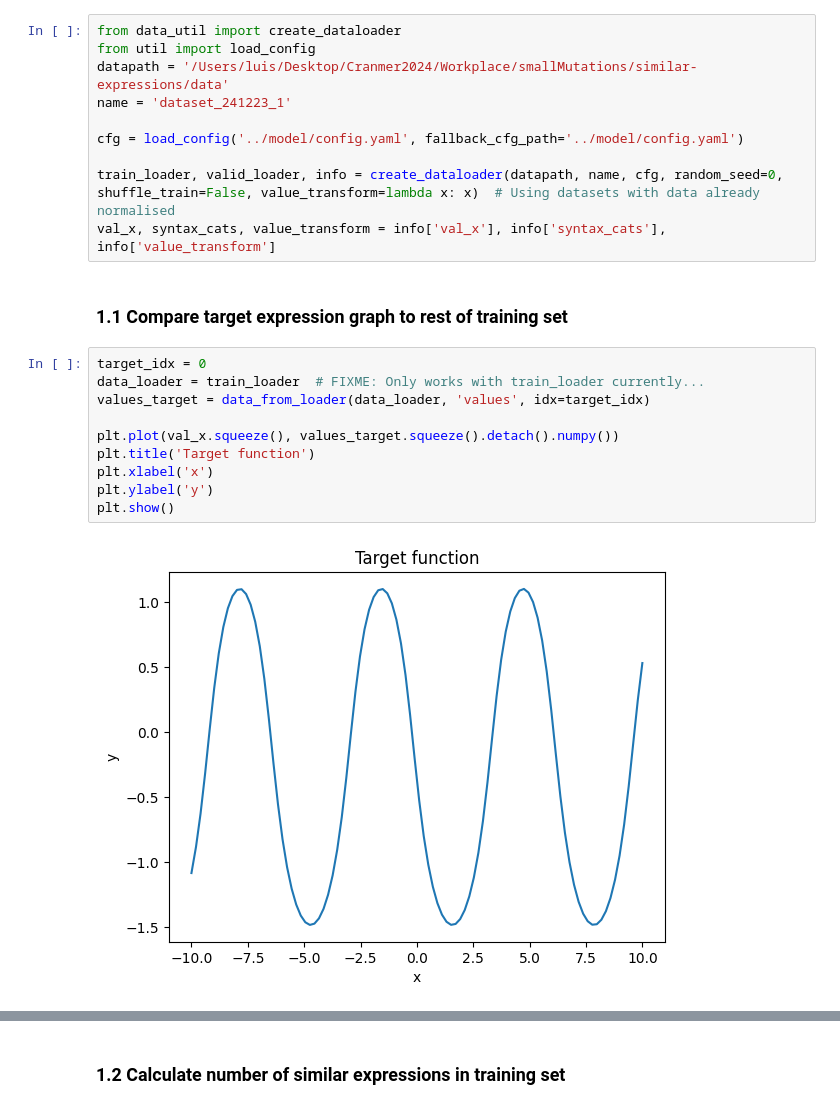
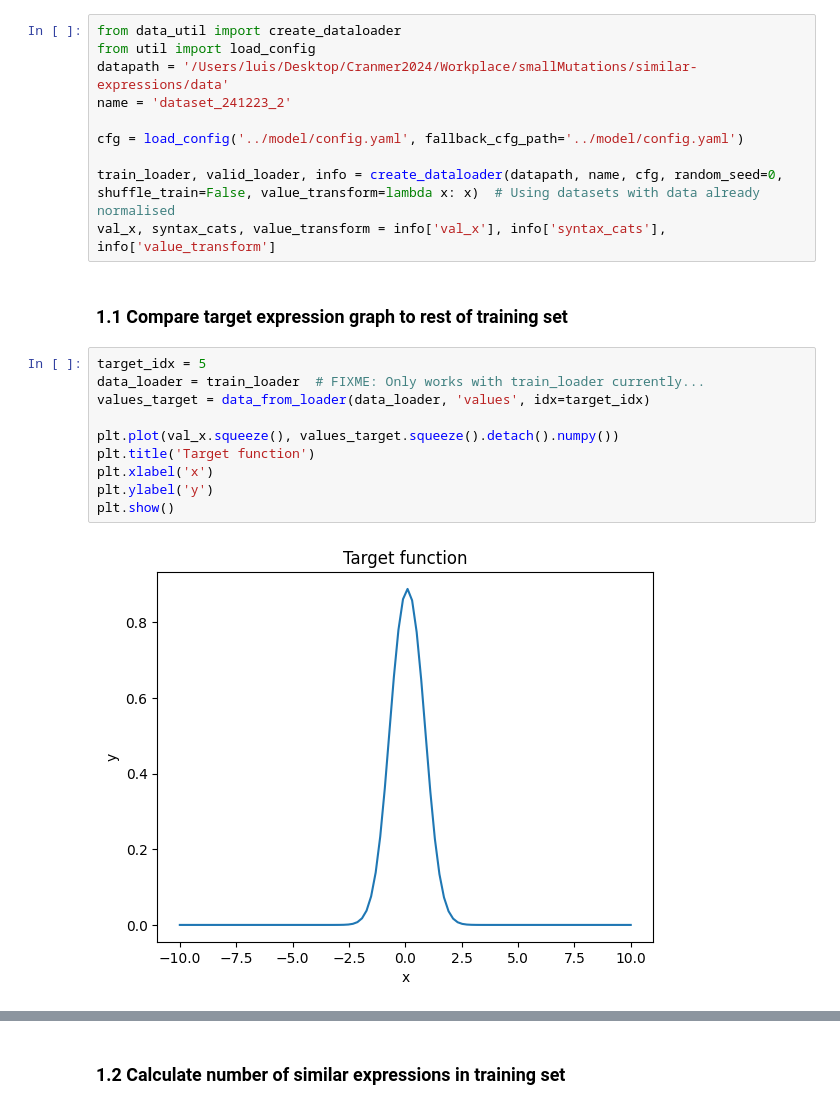
Before and after one commit to LuisCarretero/similar-expressions, a Jupyter notebook: src/dev/sampling_analysis.ipynb, the cells around one changed output, grey strips where cells are left out. Drawn from its saved outputs; the diff is of its cells as text.

```diff
--- a/src/dev/sampling_analysis.ipynb
+++ b/src/dev/sampling_analysis.ipynb
@@ -51,7 +51,7 @@ SIMILARITY_THRESHOLD = 1e-3
 from data_util import create_dataloader
 from util import load_config
 datapath = '/Users/luis/Desktop/Cranmer2024/Workplace/smallMutations/similar-expressions/data'
-name = 'dataset_241223_1'
+name = 'dataset_241223_2'
 
 cfg = load_config('../model/config.yaml', fallback_cfg_path='../model/config.yaml')
 
@@ -60,17 +60,17 @@ val_x, syntax_cats, value_transform = info['val_x'], info['syntax_cats'], info['
 # %% [markdown]
 ### 1.1 Compare target expression graph to rest of training set
 # %%
-target_idx = 0
+target_idx = 5
 data_loader = train_loader  # FIXME: Only works with train_loader currently...
 values_target = data_from_loader(data_loader, 'values', idx=target_idx)
 
 plt.plot(val_x.squeeze(), values_target.squeeze().detach().numpy())
 plt.title('Target function')
 plt.xlabel('x')
 plt.ylabel('y')
 plt.show()
 # %% [output]
-[figure, old version]
+[figure, new version]
 # %%
 # Calculate MSE to target for all samples in training set
 
```
Also changed, not shown: parts of 3 cells of this notebook, 1 other file.
